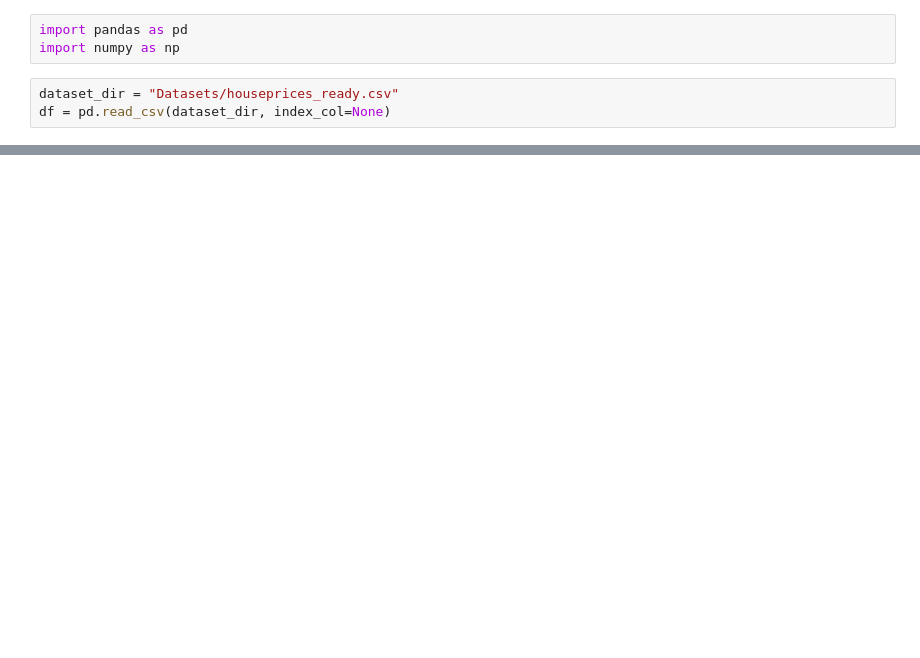
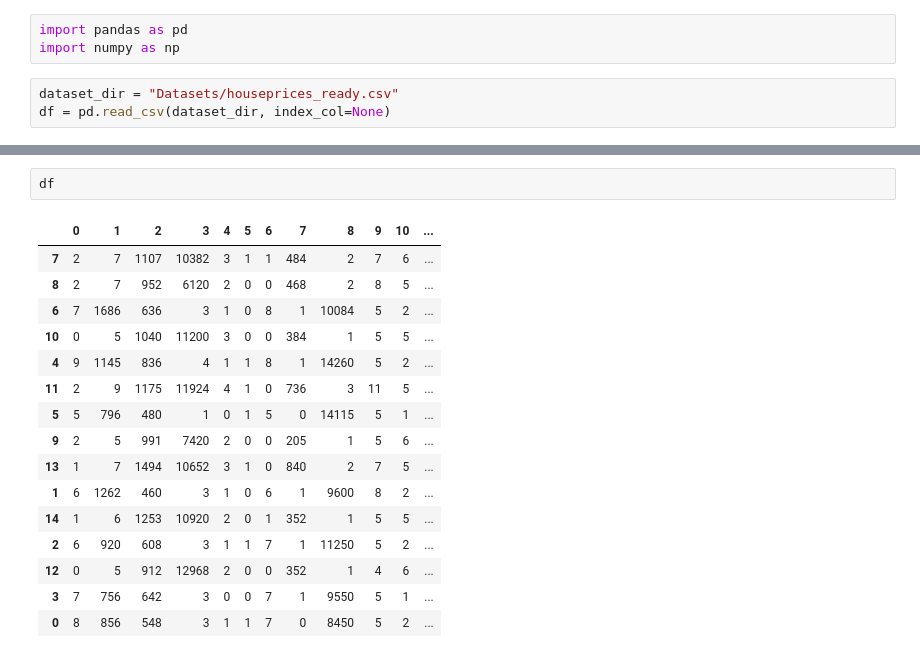
Before and after one commit to efeyusuf/MICS, a Jupyter notebook: Untitled.ipynb, the cells around one changed output, grey strips where cells are left out. Drawn from its saved outputs; the diff is of its cells as text; blank space fills up the shorter version.

```diff
--- a/Untitled.ipynb
+++ b/Untitled.ipynb
@@ -42,0 +58,19 @@ np.linalg.svd(df)
+# %%
+df
+# %% [output]
+|  | 0 | 1 | 2 | 3 | 4 | 5 | 6 | 7 | 8 | 9 | 10 | ... |
+| 7 | 2 | 7 | 1107 | 10382 | 3 | 1 | 1 | 484 | 2 | 7 | 6 | ... |
+| 8 | 2 | 7 | 952 | 6120 | 2 | 0 | 0 | 468 | 2 | 8 | 5 | ... |
+| 6 | 7 | 1686 | 636 | 3 | 1 | 0 | 8 | 1 | 10084 | 5 | 2 | ... |
+| 10 | 0 | 5 | 1040 | 11200 | 3 | 0 | 0 | 384 | 1 | 5 | 5 | ... |
+| 4 | 9 | 1145 | 836 | 4 | 1 | 1 | 8 | 1 | 14260 | 5 | 2 | ... |
+| 11 | 2 | 9 | 1175 | 11924 | 4 | 1 | 0 | 736 | 3 | 11 | 5 | ... |
+| 5 | 5 | 796 | 480 | 1 | 0 | 1 | 5 | 0 | 14115 | 5 | 1 | ... |
+| 9 | 2 | 5 | 991 | 7420 | 2 | 0 | 0 | 205 | 1 | 5 | 6 | ... |
+| 13 | 1 | 7 | 1494 | 10652 | 3 | 1 | 0 | 840 | 2 | 7 | 5 | ... |
+| 1 | 6 | 1262 | 460 | 3 | 1 | 0 | 6 | 1 | 9600 | 8 | 2 | ... |
+| 14 | 1 | 6 | 1253 | 10920 | 2 | 0 | 1 | 352 | 1 | 5 | 5 | ... |
+| 2 | 6 | 920 | 608 | 3 | 1 | 1 | 7 | 1 | 11250 | 5 | 2 | ... |
+| 12 | 0 | 5 | 912 | 12968 | 2 | 0 | 0 | 352 | 1 | 4 | 6 | ... |
+| 3 | 7 | 756 | 642 | 3 | 0 | 0 | 7 | 1 | 9550 | 5 | 1 | ... |
+| 0 | 8 | 856 | 548 | 3 | 1 | 1 | 7 | 0 | 8450 | 5 | 2 | ... |
```
Also changed, not shown: parts of 9 cells of this notebook, 7 other files.
